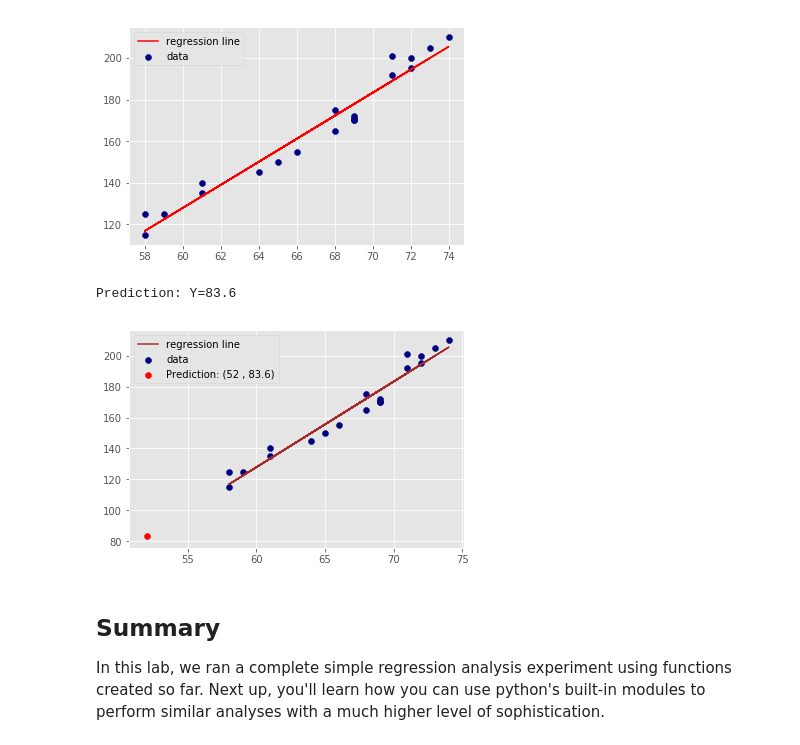
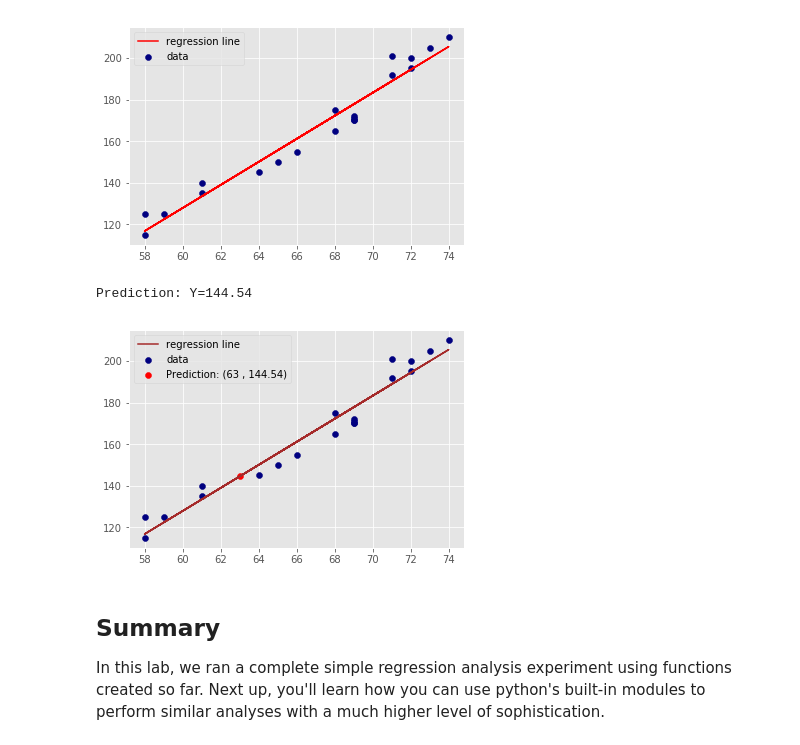
Before and after one commit to kathrinv/dsc-complete-regression-lab-nyc-ds-082619, a Jupyter notebook: index.ipynb, the cells around one changed output. Cells and saved outputs as stored; diff of their text form; code cells hidden in the pictures.

```diff
--- a/index.ipynb
+++ b/index.ipynb
@@ -169,10 +169,10 @@ R-Squared: 0.96
 Model: Y = 5.54 * X + -204.48
 [figure]
 # %%
-reg_diagnostics_predict(df.height, df.weight, 52)
+reg_diagnostics_predict(df.height, df.weight, 63)
 # %% [output]
-Prediction: Y=83.6
+Prediction: Y=144.54
-[figure, old version]
+[figure, new version]
 # %% [markdown]
 ## Summary
 
```
